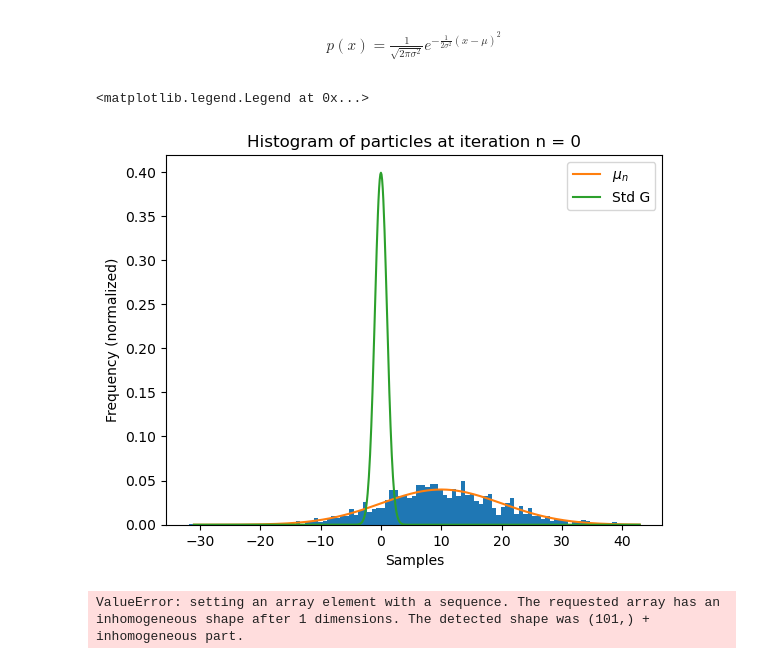
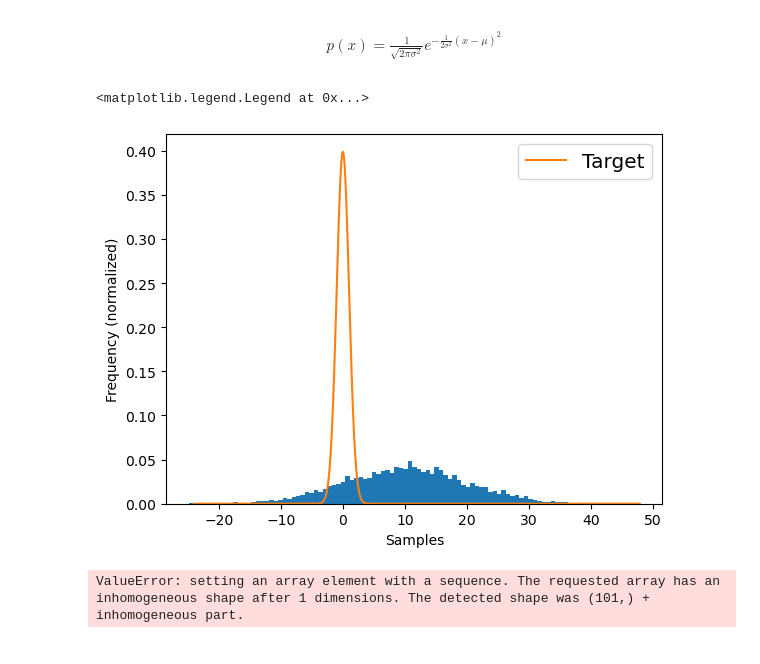
Before and after one commit to abjohnson117/515FinalProject, a Jupyter notebook: WPGD_ex.ipynb, the cells around one changed output. Cells and saved outputs as stored; diff of their text form; code cells hidden in the pictures.

Commit message:
Plot changes

```diff
--- a/WPGD_ex.ipynb
+++ b/WPGD_ex.ipynb
@@ -32,7 +32,7 @@ s0 = 100
 msg = 0
 ssg = 1
 gamma = 0.2 # -> This is just the "step size" in the proximal step
-d = 1000 # how many particles we have at each step
+d = 5000 # how many particles we have at each step
 
 # Create lamda function of Wasserstein-2 distance
 Wass = lambda m,s: (msg-m)**2 + (ssg - np.sqrt(s))**2
@@ -88,17 +88,15 @@ normal = lambda x,m,s: (1/(np.sqrt(2*np.pi*s)))*(np.exp(-0.5*(x-m)**2/(s)))
 # %%
 xs = np.arange(np.ceil(np.min(particles[0])),np.ceil(np.max(particles[0])),step=0.1)
 plt.hist(particles[0],bins=100,density=True)
 normies = [normal(x,ms[0],ss[0]) for x in xs]
 normies_std = [normal(x,msg,ssg) for x in xs]
-plt.plot(xs,normies,label="$\mu_n$")
-plt.plot(xs,normies_std,label="Std G")
-plt.title("Histogram of particles at iteration n = " + str(0))
+plt.plot(xs,normies_std,label="Target")
 plt.ylabel("Frequency (normalized)")
 plt.xlabel("Samples")
-plt.legend()
+plt.legend(fontsize = 'x-large')
 # %% [output]
 <matplotlib.legend.Legend at 0x...>
-[figure, old version]
+[figure, new version]
 # %%
 for i in range(n+1):
     plt.figure()
```
Also changed, not shown: parts of 5 cells of this notebook, 1 other file.
